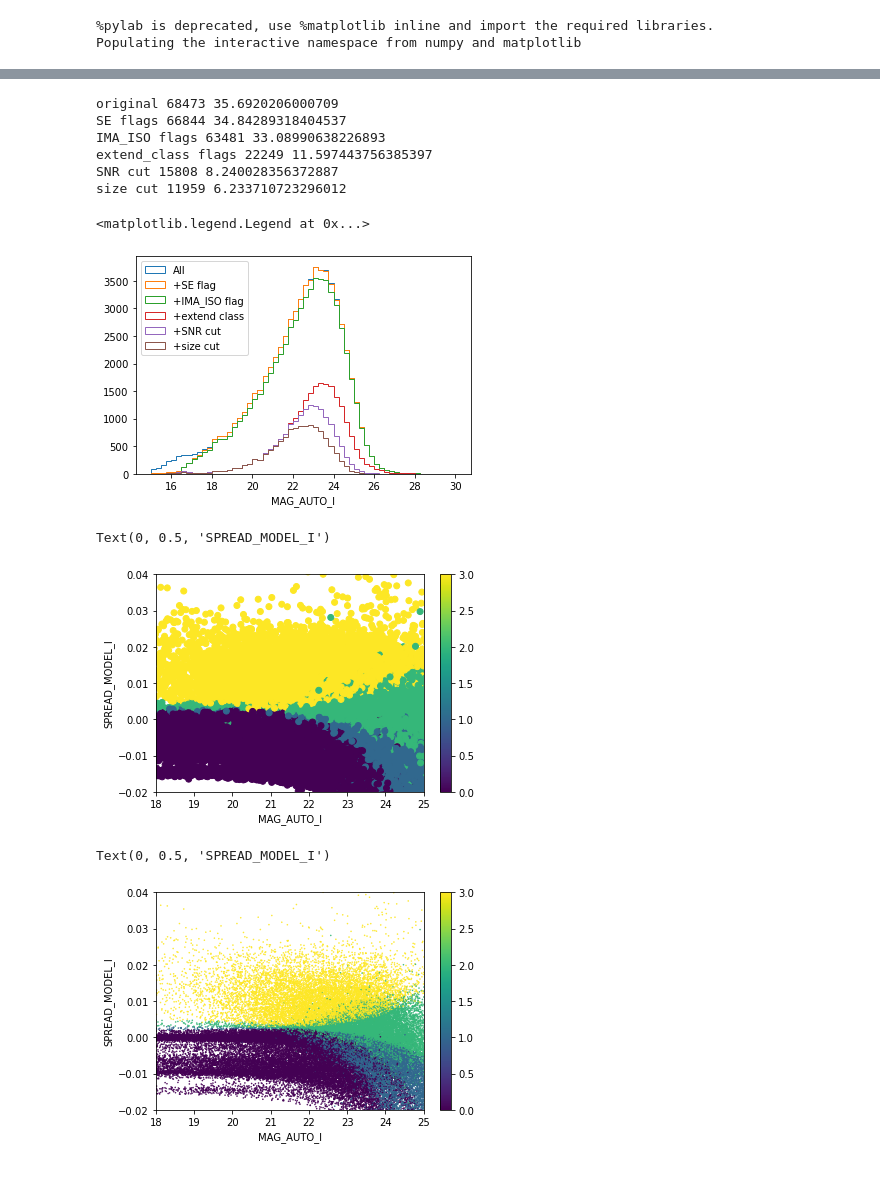
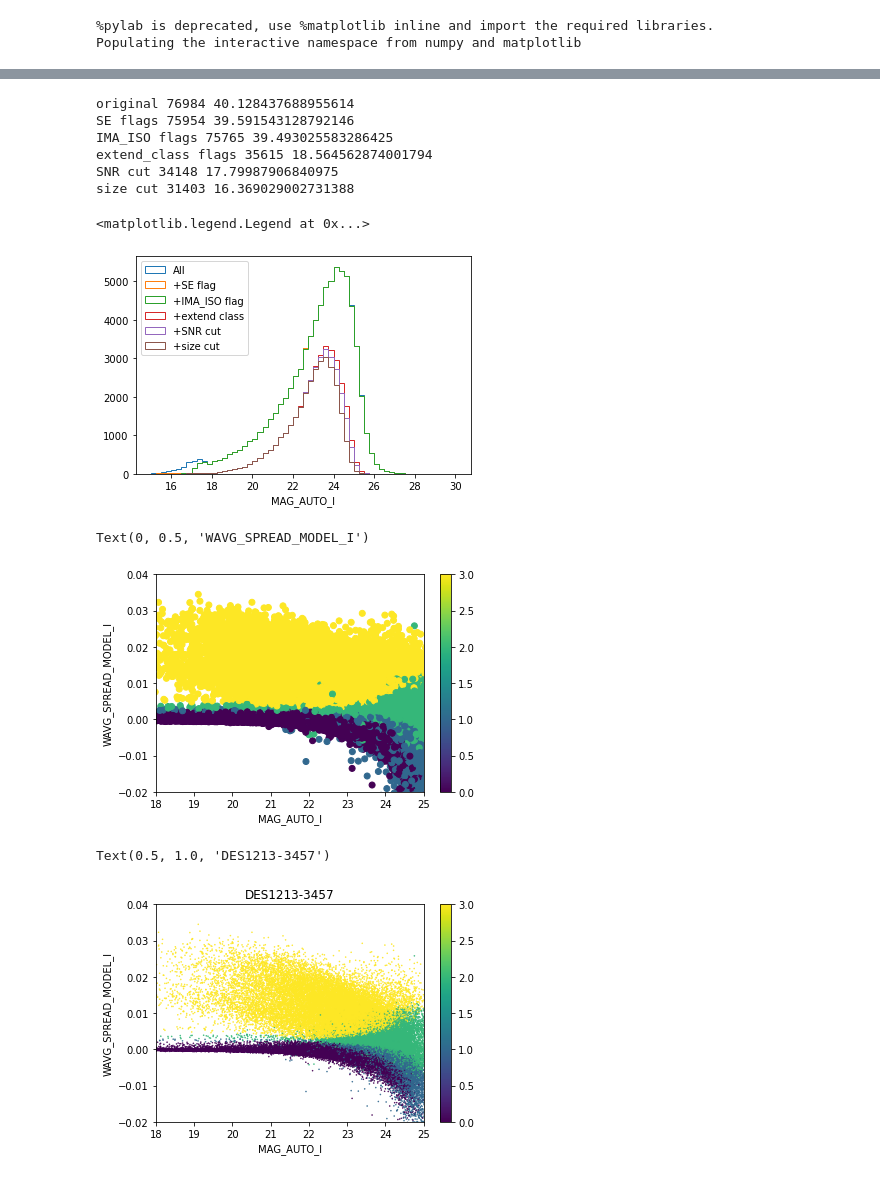
Before and after one commit to delve-survey/mcal_sim_test, a Jupyter notebook: notebooks/Selection.ipynb, the cells around one changed output, grey strips where cells are left out. Drawn from its saved outputs; the diff is of its cells as text; code cells hidden in the pictures.

```diff
--- a/notebooks/Selection.ipynb
+++ b/notebooks/Selection.ipynb
@@ -10,7 +10,7 @@ Populating the interactive namespace from numpy and matplotlib
 decade_dir='/project2/chihway/data/decade/'
 File_list = ['DES1213-3457', 'DES1224-3749', 'DES1225-4206', 'DES1318-3623', 'DES1319-3457']
 # %%
-i=2
+i=0
 infile = fits.open(decade_dir+File_list[i]+'_cat.fits')
 print(infile[1].header.keys)
 # %% [output]
@@ -35,12 +35,12 @@ COMMENT DES1225-4206'
 full_data = infile[1].data
 mask_SEflag = (full_data['FLAGS_G']<=3)*(full_data['FLAGS_R']<=3)*(full_data['FLAGS_I']<=3)*(full_data['FLAGS_Z']<=3)
 mask_IMAflag = (full_data['IMAFLAGS_ISO_G']==0)*(full_data['IMAFLAGS_ISO_R']==0)*(full_data['IMAFLAGS_ISO_I']==0)*(full_data['IMAFLAGS_ISO_Z']==0)
-extend_coadd = np.array(((full_data['SPREAD_MODEL_I']+3*full_data['SPREADERR_MODEL_I'])>0.005))*1 + np.array((full_data['SPREAD_MODEL_I']+full_data['SPREADERR_MODEL_I'])>0.003) *1 + np.array((full_data['SPREAD_MODEL_I']-full_data['SPREADERR_MODEL_I'])>0.002)*1
+extend_coadd = np.array(((full_data['WAVG_SPREAD_MODEL_I']+3*full_data['WAVG_SPREADERR_MODEL_I'])>0.005))*1 + np.array((full_data['WAVG_SPREAD_MODEL_I']+full_data['WAVG_SPREADERR_MODEL_I'])>0.003) *1 + np.array((full_data['WAVG_SPREAD_MODEL_I']-full_data['WAVG_SPREADERR_MODEL_I'])>0.002)*1
 mask_extend = (extend_coadd>=2)
 SNR_R = full_data['FLUX_AUTO_R']/full_data['FLUXERR_AUTO_R']
 mask_snr = (SNR_R>5)
 size_R = full_data['FLUX_RADIUS_R']*0.236
-mask_size = (size_R>0.7)
+mask_size = (size_R>0.5)
 # %%
 area = 0.73*0.73*60*60
 print('original', len(infile[1].data), len(infile[1].data)/area)
@@ -50,12 +50,12 @@ print('extend_class flags', len(infile[1].data[mask_SEflag*mask_IMAflag*mask_ext
 print('SNR cut', len(infile[1].data[mask_SEflag*mask_IMAflag*mask_extend*mask_snr]), len(infile[1].data[mask_SEflag*mask_IMAflag*mask_extend*mask_snr])/area)
 print('size cut', len(infile[1].data[mask_SEflag*mask_IMAflag*mask_extend*mask_snr*mask_size]), len(infile[1].data[mask_SEflag*mask_IMAflag*mask_extend*mask_snr*mask_size])/area)
 # %% [output]
-original 68473 35.6920206000709
-SE flags 66844 34.84289318404537
-IMA_ISO flags 63481 33.08990638226893
-extend_class flags 22249 11.597443756385397
-SNR cut 15808 8.240028356372887
-size cut 11959 6.233710723296012
+original 76984 40.128437688955614
+SE flags 75954 39.591543128792146
+IMA_ISO flags 75765 39.493025583286425
+extend_class flags 35615 18.564562874001794
+SNR cut 34148 17.79987906840975
+size cut 31403 16.369029002731388
 # %%
 pl.hist(full_data['MAG_AUTO_I'], range=(15,30), bins=60, histtype='step', label='All')
 pl.hist(full_data['MAG_AUTO_I'][mask_SEflag], range=(15,30), bins=60, histtype='step', label='+SE flag')
@@ -67,4 +67,4 @@ pl.xlabel('MAG_AUTO_I')
 pl.legend(loc=2)
 # %% [output]
 <matplotlib.legend.Legend at 0x...>
-[figure, old version]
+[figure, new version]
@@ -73,20 +75,21 @@ pl.legend(loc=2)
 # %%
-pl.scatter(full_data['MAG_AUTO_I'], full_data['SPREAD_MODEL_I'], c=extend_coadd)
+pl.scatter(full_data['MAG_AUTO_I'], full_data['WAVG_SPREAD_MODEL_I'], c=extend_coadd)
 pl.xlim(18,25)
 pl.ylim(-0.02,0.04)
 pl.colorbar()
 pl.xlabel('MAG_AUTO_I')
-pl.ylabel('SPREAD_MODEL_I')
+pl.ylabel('WAVG_SPREAD_MODEL_I')
 # %% [output]
-Text(0, 0.5, 'SPREAD_MODEL_I')
+Text(0, 0.5, 'WAVG_SPREAD_MODEL_I')
-[figure, old version]
+[figure, new version]
 # %%
-pl.scatter(full_data['MAG_AUTO_I'][mask_SEflag*mask_IMAflag], full_data['SPREAD_MODEL_I'][mask_SEflag*mask_IMAflag], c=extend_coadd[mask_SEflag*mask_IMAflag],s=0.3)
+pl.scatter(full_data['MAG_AUTO_I'][mask_SEflag*mask_IMAflag], full_data['WAVG_SPREAD_MODEL_I'][mask_SEflag*mask_IMAflag], c=extend_coadd[mask_SEflag*mask_IMAflag],s=0.3)
 pl.xlim(18,25)
 pl.ylim(-0.02,0.04)
 pl.colorbar()
 pl.xlabel('MAG_AUTO_I')
-pl.ylabel('SPREAD_MODEL_I')
+pl.ylabel('WAVG_SPREAD_MODEL_I')
+pl.title(File_list[i])
 # %% [output]
-Text(0, 0.5, 'SPREAD_MODEL_I')
+Text(0.5, 1.0, 'DES1213-3457')
-[figure, old version]
+[figure, new version]
```
Also changed, not shown: parts of 20 cells of this notebook.
